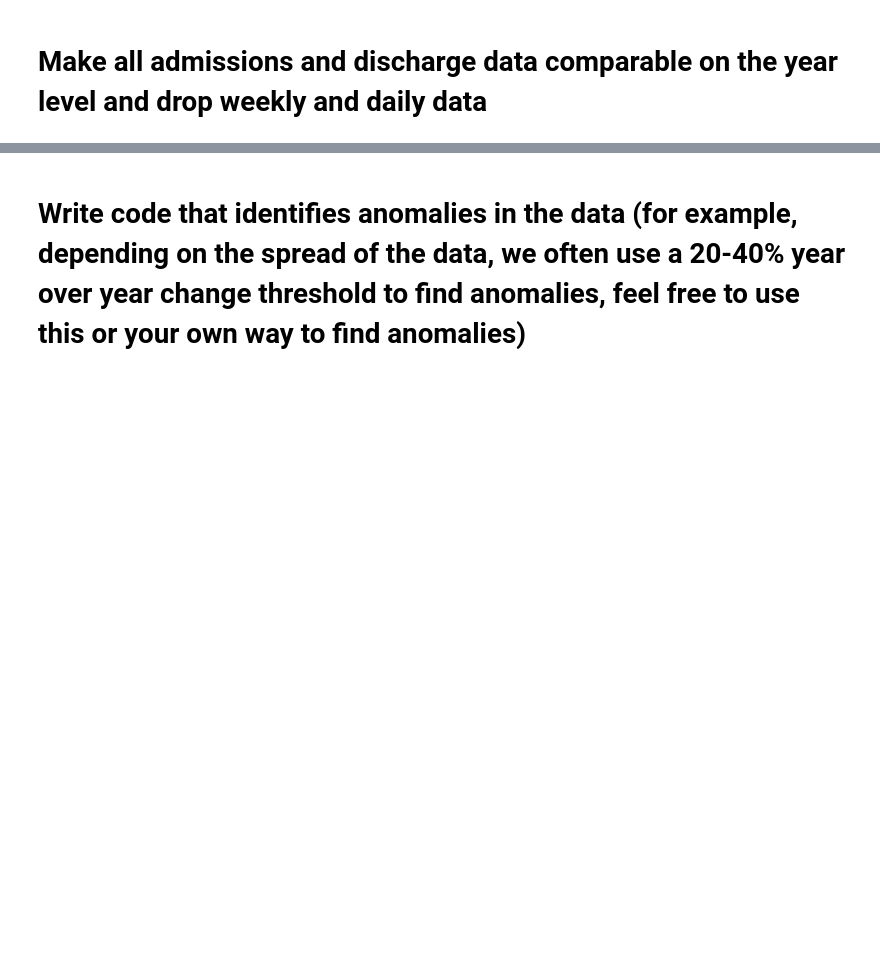
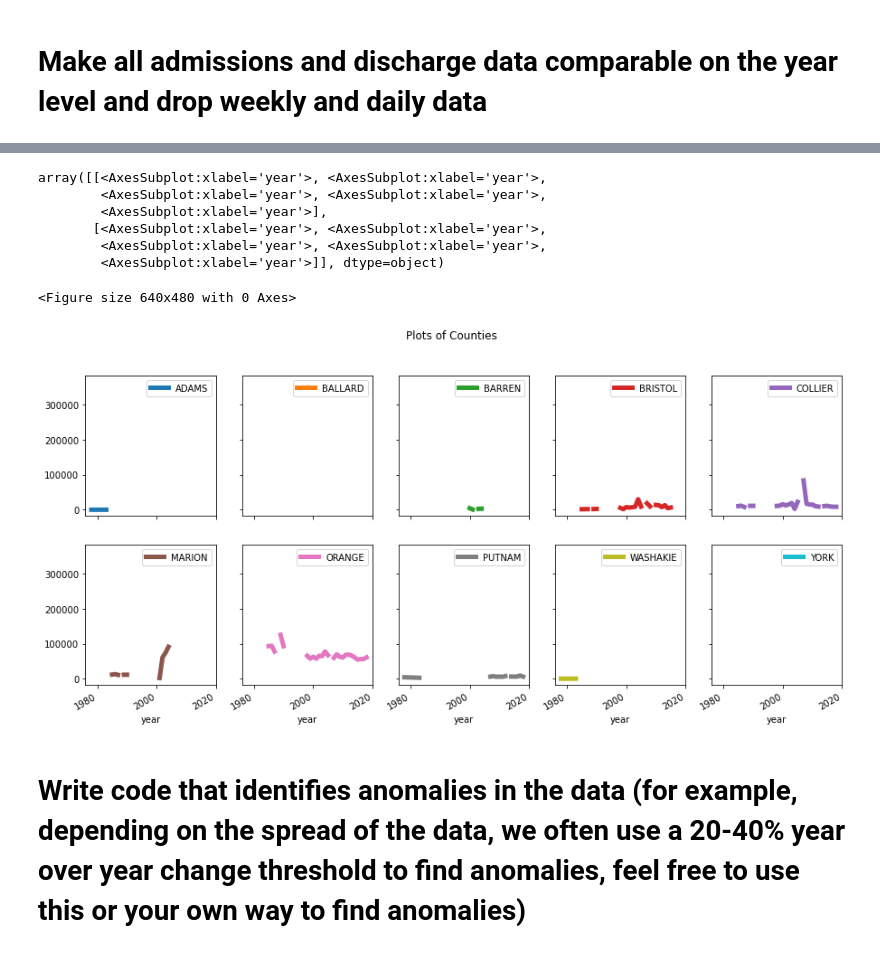
Before and after one commit to albertyusun/VeraInterview, a Jupyter notebook: clean.ipynb, the cells around one changed output, grey strips where cells are left out. Drawn from its saved outputs; the diff is of its cells as text; code cells hidden in the pictures; blank space fills up the shorter version.

```diff
--- a/clean.ipynb
+++ b/clean.ipynb
@@ -109,2 +119,21 @@ TypeError: 'int' object is not iterable
+# %%
+from matplotlib.pyplot import figure
+figure(num=None, figsize=(8, 6), dpi=80, facecolor='w', edgecolor='k')
+
+admissions_plot.plot(subplots = True,
+                layout = (2, 5),
+               sharey = True,
+               title = "Plots of Counties",
+               linewidth = 5,
+                figsize=(15,7))
+# %% [output]
+array([[<AxesSubplot:xlabel='year'>, <AxesSubplot:xlabel='year'>,
+        <AxesSubplot:xlabel='year'>, <AxesSubplot:xlabel='year'>,
+        <AxesSubplot:xlabel='year'>],
+       [<AxesSubplot:xlabel='year'>, <AxesSubplot:xlabel='year'>,
+        <AxesSubplot:xlabel='year'>, <AxesSubplot:xlabel='year'>,
+        <AxesSubplot:xlabel='year'>]], dtype=object)
+<Figure size 640x480 with 0 Axes>
+[figure, added]
 # %% [markdown]
 # Write code that identifies anomalies in the data (for example, depending on the spread of the data, we often use a 20-40% year over year change threshold to find anomalies, feel free to use this or your own way to find anomalies)
```
Also changed, not shown: parts of 11 cells of this notebook.
